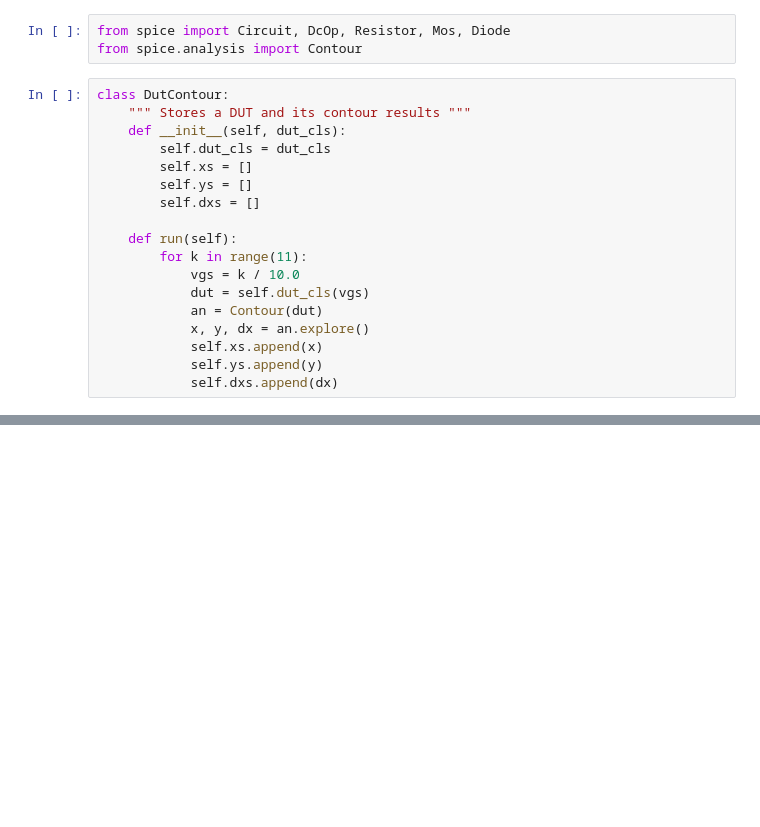
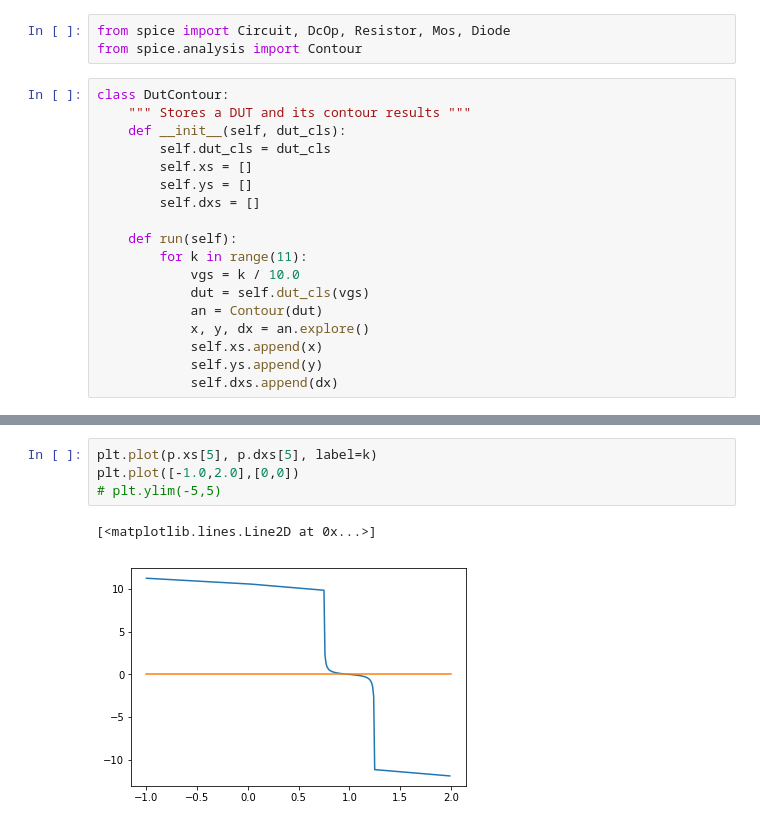
Before and after one commit to HW21/TeachSpice, a Jupyter notebook: plots.ipynb, the cells around one changed output, grey strips where cells are left out. Cells and saved outputs as stored; diff of their text form; blank space fills up the shorter version.

```diff
--- a/plots.ipynb
+++ b/plots.ipynb
@@ -127,0 +128,7 @@ plt.legend()
+# %%
+plt.plot(p.xs[5], p.dxs[5], label=k)
+plt.plot([-1.0,2.0],[0,0])
+# plt.ylim(-5,5)
+# %% [output]
+[<matplotlib.lines.Line2D at 0x...>]
+[figure, added]
```
Also changed, not shown: parts of 11 cells of this notebook, 5 other files.
